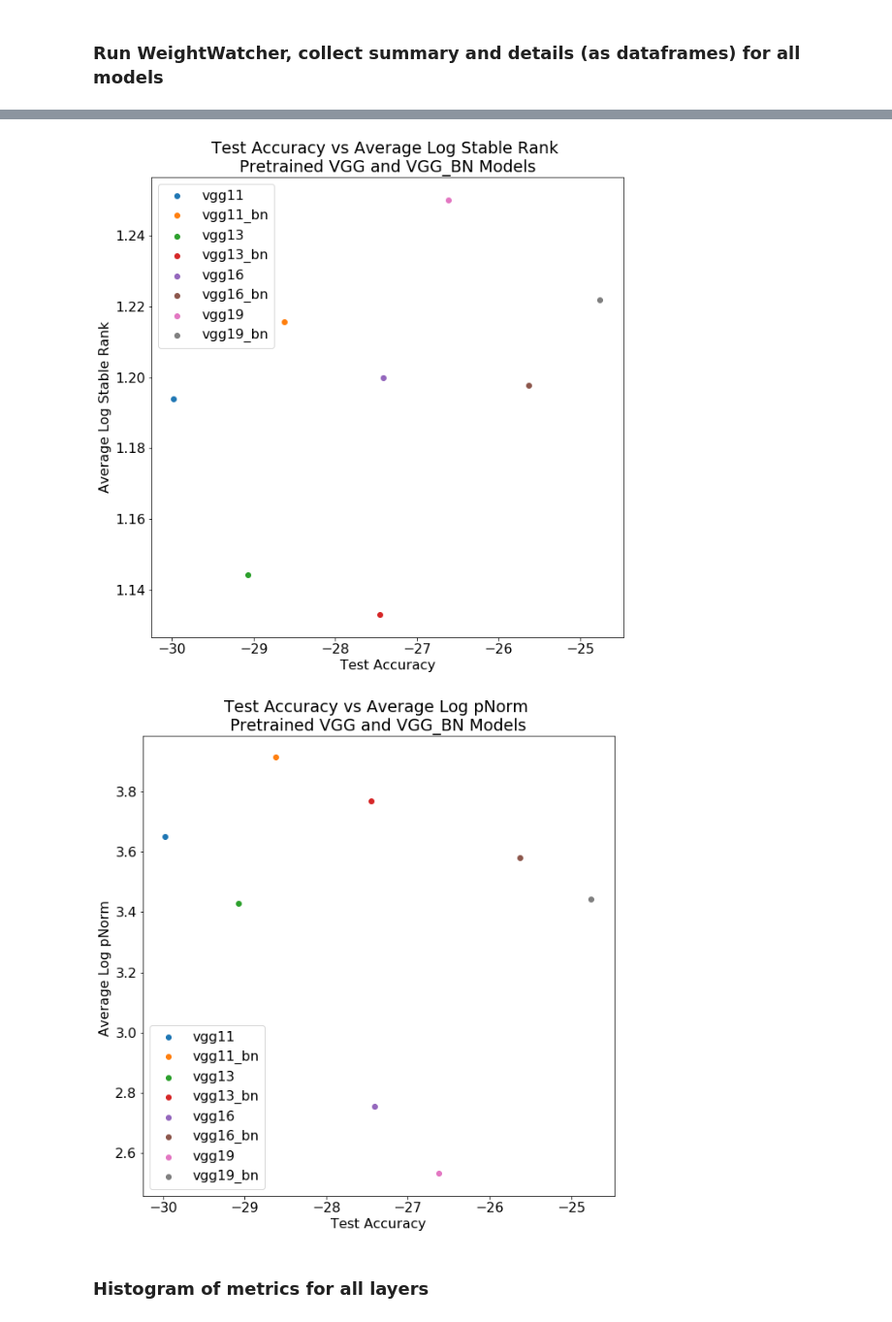
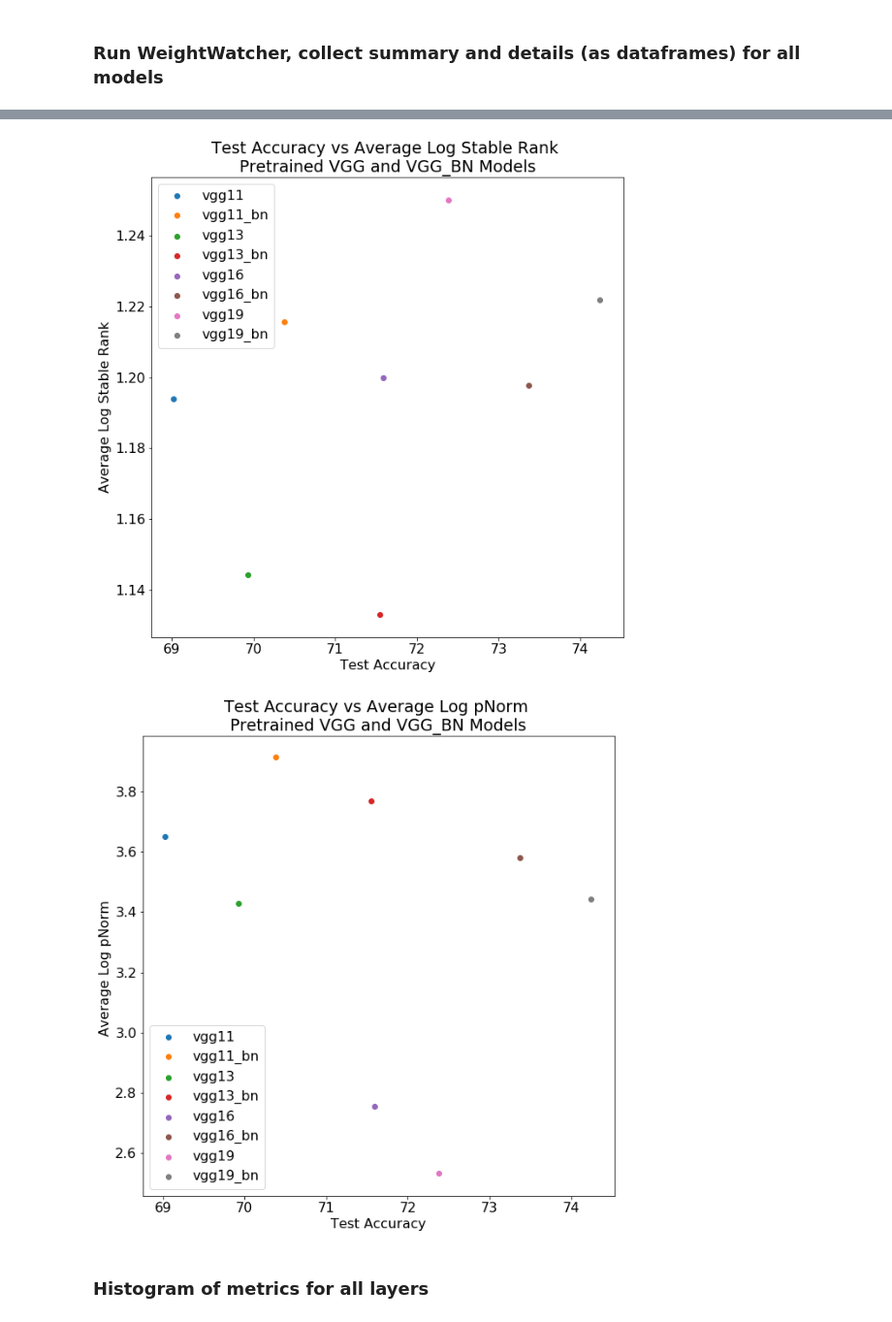
Before and after one commit to CalculatedContent/WeightWatcher, a Jupyter notebook: WeightWatcher-VGG.ipynb, the cells around one changed output, grey strips where cells are left out. Shown at 97% size. Cells and saved outputs as stored; diff of their text form; code cells hidden in the pictures.

```diff
--- a/WeightWatcher-VGG.ipynb
+++ b/WeightWatcher-VGG.ipynb
@@ -209,7 +209,7 @@ summary
 # %%
 for im, modelname in enumerate(all_names):
     error = top1_errors[modelname]
-    x = 1.0-error
+    x = 100.0-error
 
     summary = all_summaries[im]
     y = summary["lognorm"]
@@ -226,7 +226,7 @@ plt.ylabel(r"$\langle\log\Vert W\Vert\rangle$");
 # %%
 for im, modelname in enumerate(all_names):
     error = top1_errors[modelname]
-    x = 1.0-error
+    x = 100.0-error
 
     summary = all_summaries[im]
     y = summary["alpha_weighted"]
@@ -243,7 +243,7 @@ plt.ylabel(r"$\hat{\alpha}$");
 # %%
 for im, modelname in enumerate(all_names):
     error = top1_errors[modelname]
-    x = 1.0-error
+    x = 100.0-error
 
     summary = all_summaries[im]
     y = np.log(summary["spectralnorm"])
@@ -260,7 +260,7 @@ plt.ylabel(r"Average Log Specral Norm");
 # %%
 for im, modelname in enumerate(all_names):
     error = top1_errors[modelname]
-    x = 1.0-error
+    x = 100.0-error
 
     summary = all_summaries[im]
     y = summary["softranklog"]
@@ -273,24 +273,24 @@ plt.title(r"Test Accuracy vs Average Log Stable Rank "+"\nPretrained VGG and VGG
 plt.xlabel(r"Test Accuracy")
 plt.ylabel(r"Average Log Stable Rank");
 # %% [output]
-[figure, old version]
+[figure, new version]
 # %%
 for im, modelname in enumerate(all_names):
     error = top1_errors[modelname]
-    x = 1.0-error
+    x = 100.0-error
 
     summary = all_summaries[im]
     y = np.log10(summary["pnorm"])
 
     label = modelname
     plt.scatter(x,y,label=label)
 
 plt.legend()
 plt.title(r"Test Accuracy vs Average Log pNorm "+"\nPretrained VGG and VGG_BN Models")
 plt.xlabel(r"Test Accuracy")
 plt.ylabel(r"Average Log pNorm ");
 # %% [output]
-[figure, old version]
+[figure, new version]
 # %% [markdown]
 ### Histogram of metrics for all layers
 # %%
```
Also changed, not shown: parts of 3 cells of this notebook.
